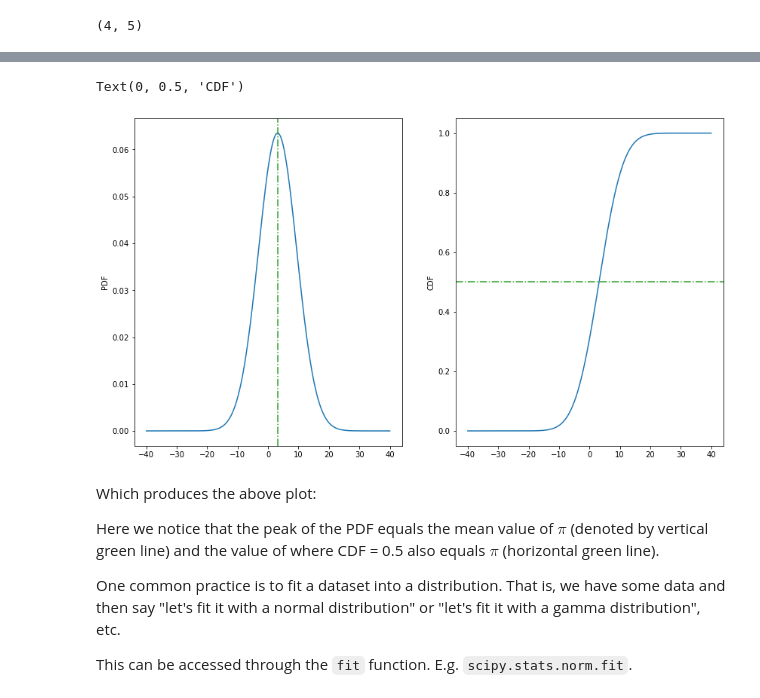
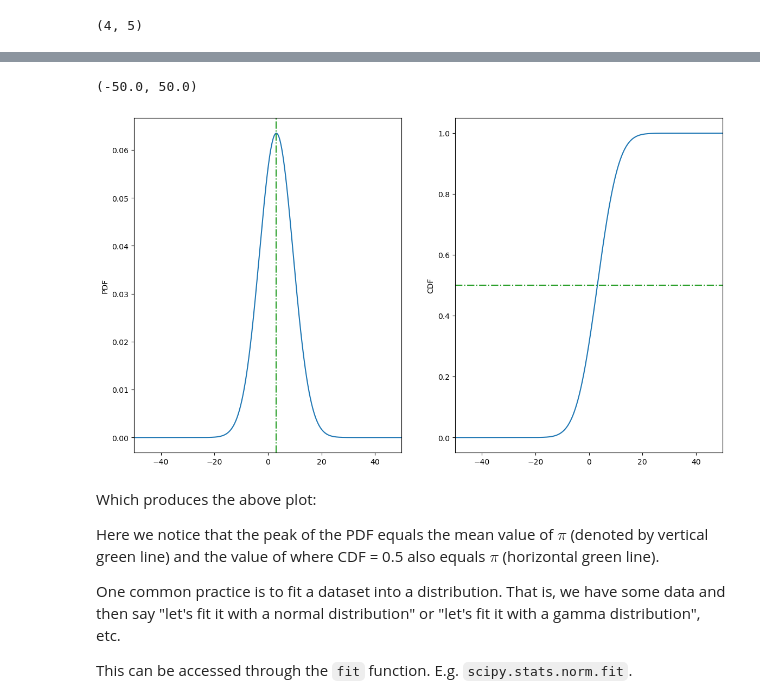
Before and after one commit to thaynecurrie/phys7903_fall2024, a Jupyter notebook: ScientificPythonNotes/SciPy/Python_scipy_part3.ipynb, the cells around one changed output, grey strips where cells are left out. Drawn from its saved outputs; the diff is of its cells as text; code cells hidden in the pictures.

```diff
--- a/ScientificPythonNotes/SciPy/Python_scipy_part3.ipynb
+++ b/ScientificPythonNotes/SciPy/Python_scipy_part3.ipynb
@@ -33,7 +33,7 @@ import scipy
 #and because this is a Jupyter notebook
 %matplotlib inline
 from matplotlib import rcParams
-rcParams['figure.figsize']=[12,8]
+rcParams['figure.figsize']=[8,6]
 # %% [markdown]
 ### Properties of Data
 
@@ -193,27 +211,30 @@ Below is an example of a normal distribution with a mean of $\pi$ and a standard
 # %%
 from scipy.stats import norm
 import numpy as np
 
-bins=np.arange(-40,40,0.01)
+bins=np.arange(-50,50,0.01)
 PDF=norm.pdf(bins,loc=np.pi,scale=2*np.pi) #generates PDF in bins
 CDF=norm.cdf(bins,loc=np.pi,scale=2*np.pi) #generates CDF in bins
 
 
 
 #Now we plot the results
 
 
 fig, ax  = plt.subplots(1,2,figsize=(14,8))
 ax[0].plot(bins,PDF)
 ax[0].set_ylabel("PDF")
 ax[0].axvline(np.pi,ls='-.',color='tab:green')
+#ax[0].set_yscale('log')
+ax[0].set_xlim(-50,50)
 ax[1].plot(bins,CDF)
 ax[1].axhline(0.5,ls='-.',color='tab:green')
 ax[1].set_ylabel("CDF")
+ax[1].set_xlim(-50,50)
 #plt.show()
 # %% [output]
-Text(0, 0.5, 'CDF')
+(-50.0, 50.0)
-[figure, old version]
+[figure, new version]
 # %% [markdown]
 Which produces the above plot:
 
```
Also changed, not shown: parts of 19 cells of this notebook, 2 other files.
